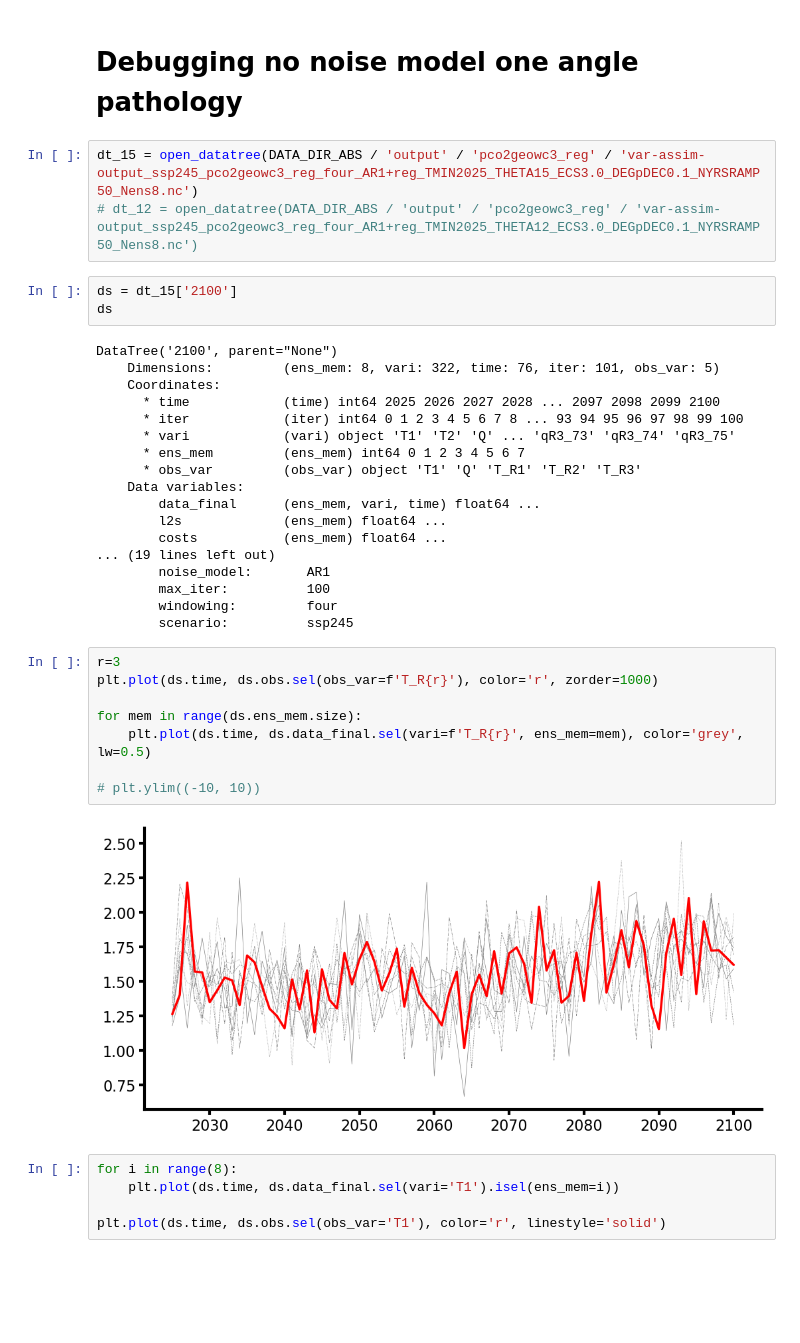
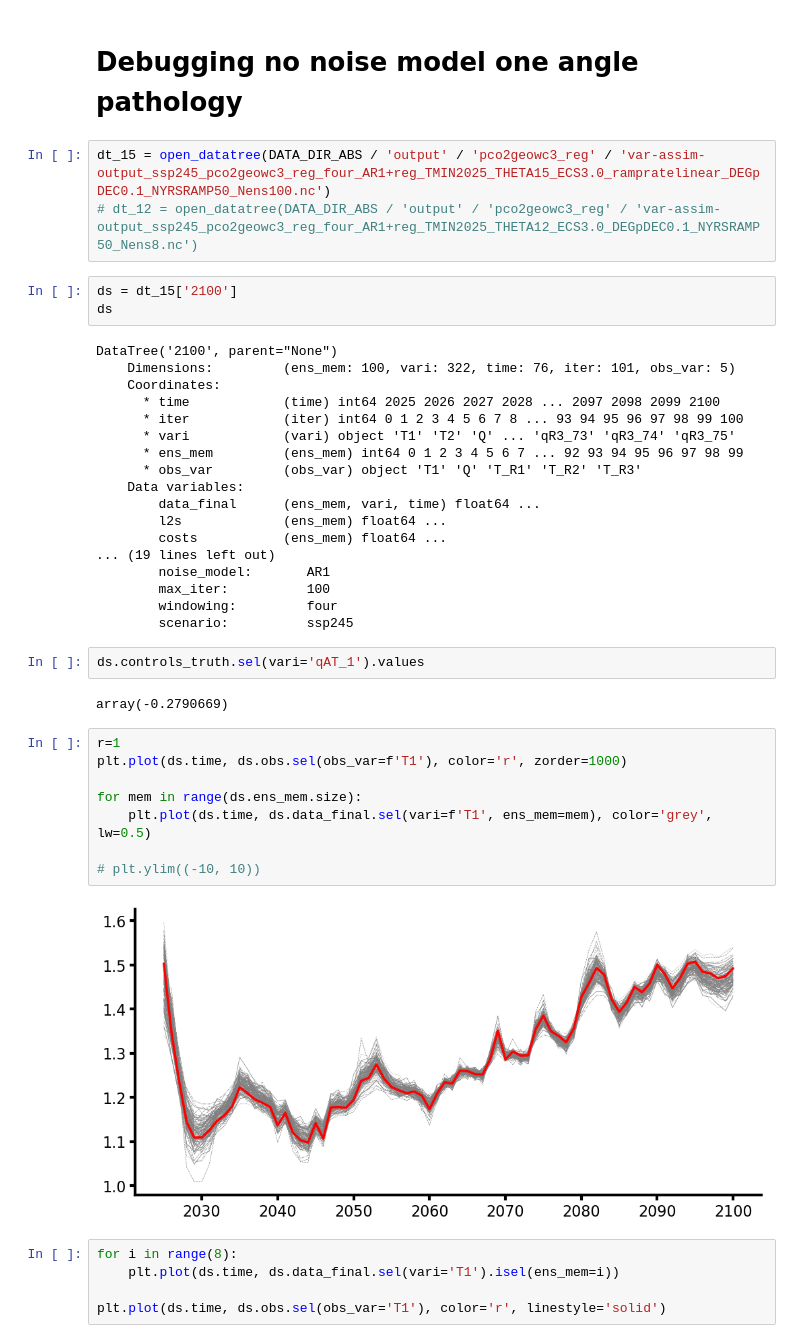
Before and after one commit to adam-bauer-34/learning_sai, a Jupyter notebook: analysis/notebooks/debugging.ipynb, the cells around one changed output. Drawn from its saved outputs; the diff is of its cells as text; blank space fills up the shorter version.

```diff
--- a/analysis/notebooks/debugging.ipynb
+++ b/analysis/notebooks/debugging.ipynb
@@ -35,19 +32,19 @@ SAVE_FIGS = False
 # %% [markdown]
 # Debugging no noise model one angle pathology
 # %%
-dt_15 = open_datatree(DATA_DIR_ABS / 'output' / 'pco2geowc3_reg' / 'var-assim-output_ssp245_pco2geowc3_reg_four_AR1+reg_TMIN2025_THETA15_ECS3.0_DEGpDEC0.1_NYRSRAMP50_Nens8.nc')
+dt_15 = open_datatree(DATA_DIR_ABS / 'output' / 'pco2geowc3_reg' / 'var-assim-output_ssp245_pco2geowc3_reg_four_AR1+reg_TMIN2025_THETA15_ECS3.0_rampratelinear_DEGpDEC0.1_NYRSRAMP50_Nens100.nc')
 # dt_12 = open_datatree(DATA_DIR_ABS / 'output' / 'pco2geowc3_reg' / 'var-assim-output_ssp245_pco2geowc3_reg_four_AR1+reg_TMIN2025_THETA12_ECS3.0_DEGpDEC0.1_NYRSRAMP50_Nens8.nc')
 # %%
 ds = dt_15['2100']
 ds
 # %% [output]
 DataTree('2100', parent="None")
-    Dimensions:         (ens_mem: 8, vari: 322, time: 76, iter: 101, obs_var: 5)
+    Dimensions:         (ens_mem: 100, vari: 322, time: 76, iter: 101, obs_var: 5)
     Coordinates:
       * time            (time) int64 2025 2026 2027 2028 ... 2097 2098 2099 2100
       * iter            (iter) int64 0 1 2 3 4 5 6 7 8 ... 93 94 95 96 97 98 99 100
       * vari            (vari) object 'T1' 'T2' 'Q' ... 'qR3_73' 'qR3_74' 'qR3_75'
-      * ens_mem         (ens_mem) int64 0 1 2 3 4 5 6 7
+      * ens_mem         (ens_mem) int64 0 1 2 3 4 5 6 7 ... 92 93 94 95 96 97 98 99
       * obs_var         (obs_var) object 'T1' 'Q' 'T_R1' 'T_R2' 'T_R3'
     Data variables:
         data_final      (ens_mem, vari, time) float64 ...
@@ -58,16 +55,20 @@ DataTree('2100', parent="None")
         max_iter:          100
         windowing:         four
         scenario:          ssp245
+# %%
+ds.controls_truth.sel(vari='qAT_1').values
+# %% [output]
+array(-0.2790669)
 # %%
-r=3
-plt.plot(ds.time, ds.obs.sel(obs_var=f'T_R{r}'), color='r', zorder=1000)
+r=1
+plt.plot(ds.time, ds.obs.sel(obs_var=f'T1'), color='r', zorder=1000)
 
 for mem in range(ds.ens_mem.size):
-    plt.plot(ds.time, ds.data_final.sel(vari=f'T_R{r}', ens_mem=mem), color='grey', lw=0.5)
+    plt.plot(ds.time, ds.data_final.sel(vari=f'T1', ens_mem=mem), color='grey', lw=0.5)
 
 # plt.ylim((-10, 10))
 # %% [output]
-[figure, old version]
+[figure, new version]
 # %%
 for i in range(8):
     plt.plot(ds.time, ds.data_final.sel(vari='T1').isel(ens_mem=i))
```
Also changed, not shown: parts of 1 cell of this notebook.
